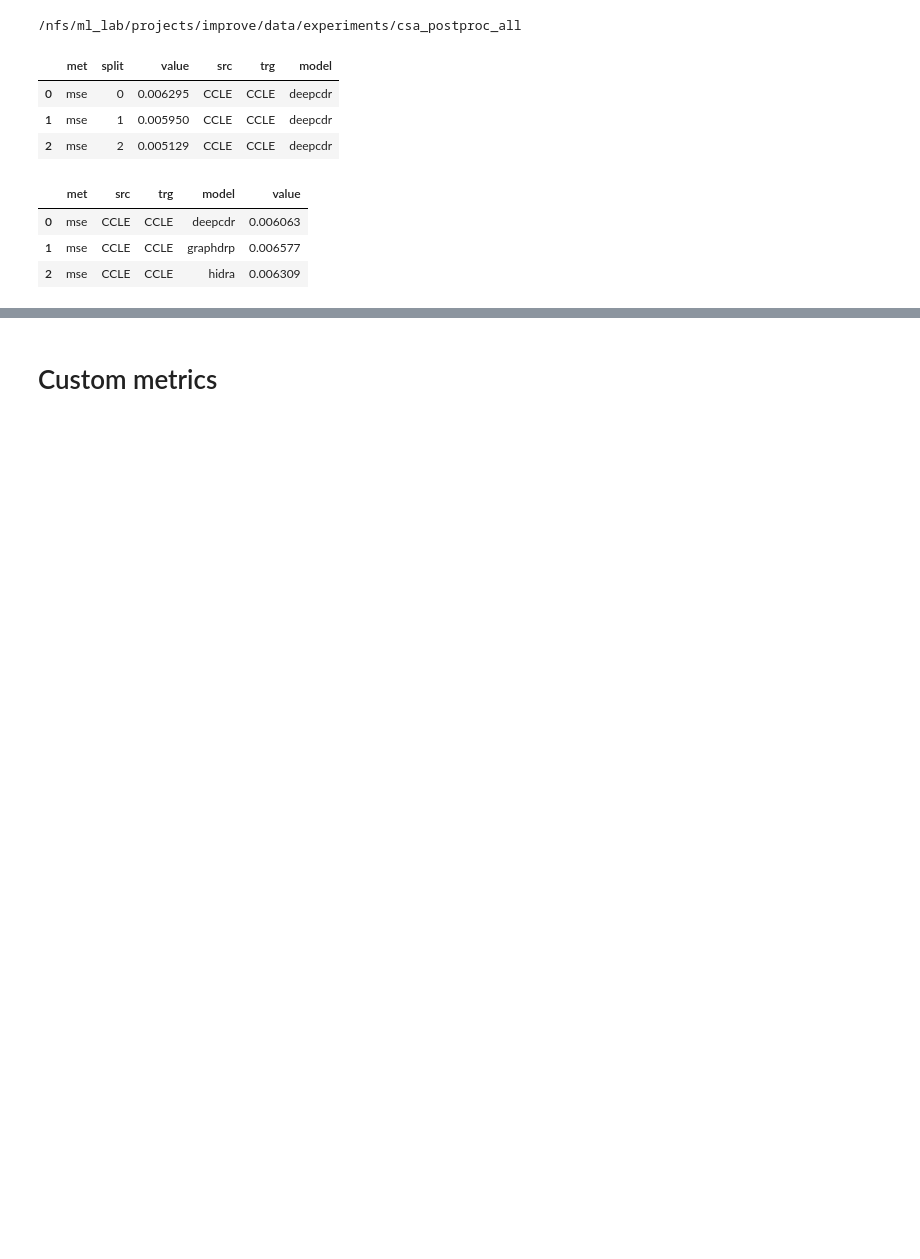
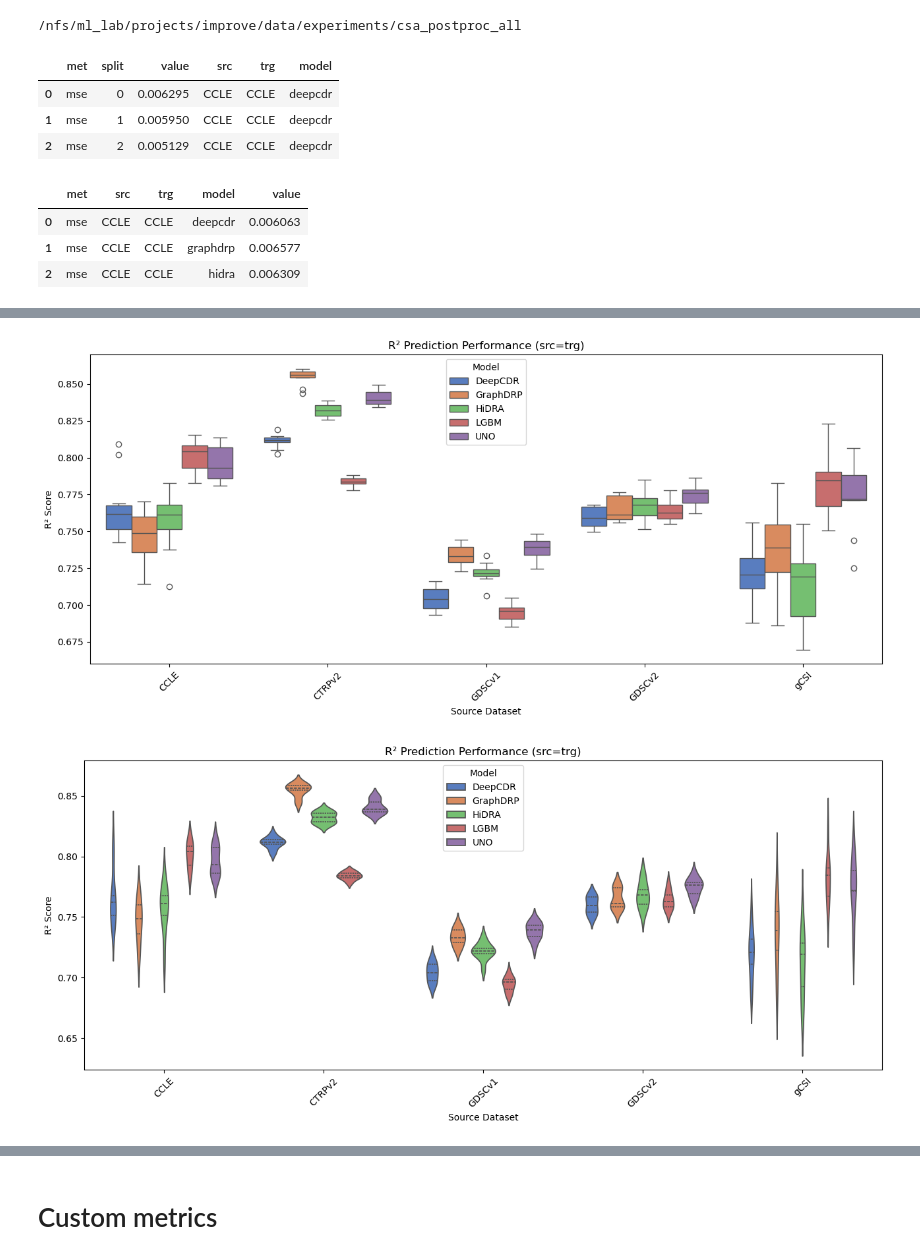
Before and after one commit to adpartin/cross-dataset-drp-paper, a Jupyter notebook: postprocess_plot.ipynb, the cells around one changed output, grey strips where cells are left out. Drawn from its saved outputs; the diff is of its cells as text; code cells hidden in the pictures; blank space fills up the shorter version.

```diff
--- a/postprocess_plot.ipynb
+++ b/postprocess_plot.ipynb
@@ -124,2 +59,30 @@ plt.show()
+# %%
+# ------------------------------------------------------------------------------------------------
+## Performance for all models and datasets (src = trg)
+# ------------------------------------------------------------------------------------------------
+
+if len(models_to_include) == 0:
+    models_to_include = all_scores["model"].unique()
+
+filtered_data = all_scores[
+    (all_scores["model"].isin(models_to_include)) &
+    (all_scores["met"] == metric_name) &
+    (all_scores["src"] == all_scores["trg"])
+].reset_index(drop=True)
+
+# Map the model names to their corresponding names using model_name_mapping
+filtered_data['model'] = filtered_data['model'].map(model_name_mapping)
+
+utils.boxplot_violinplot_within_study(
+    df=filtered_data,
+    metric_name=metric_name,
+    models_to_include=models_to_include,
+    outdir=outdir
+)
+
+del filtered_data
+# %% [output]
+[figure, added]
+[figure, added]
 # %%
 # ------------------------------------------------------------------------------------------------
```
Also changed, not shown: parts of 21 cells of this notebook, 1 other file.
